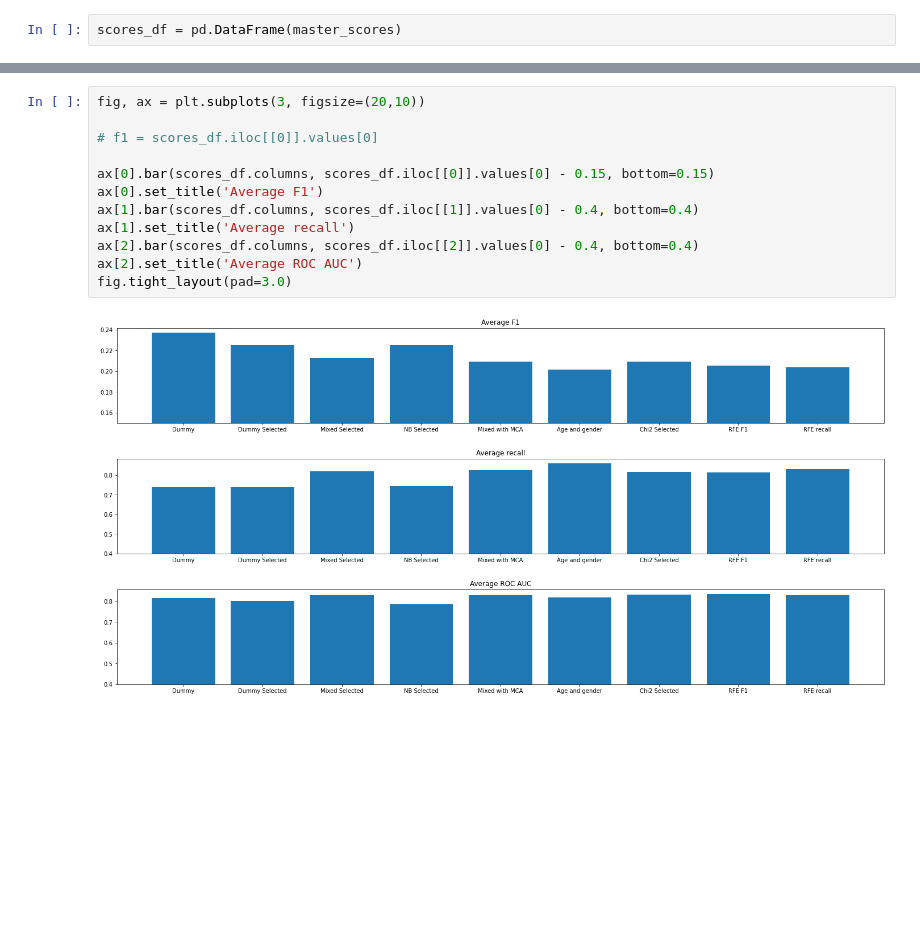
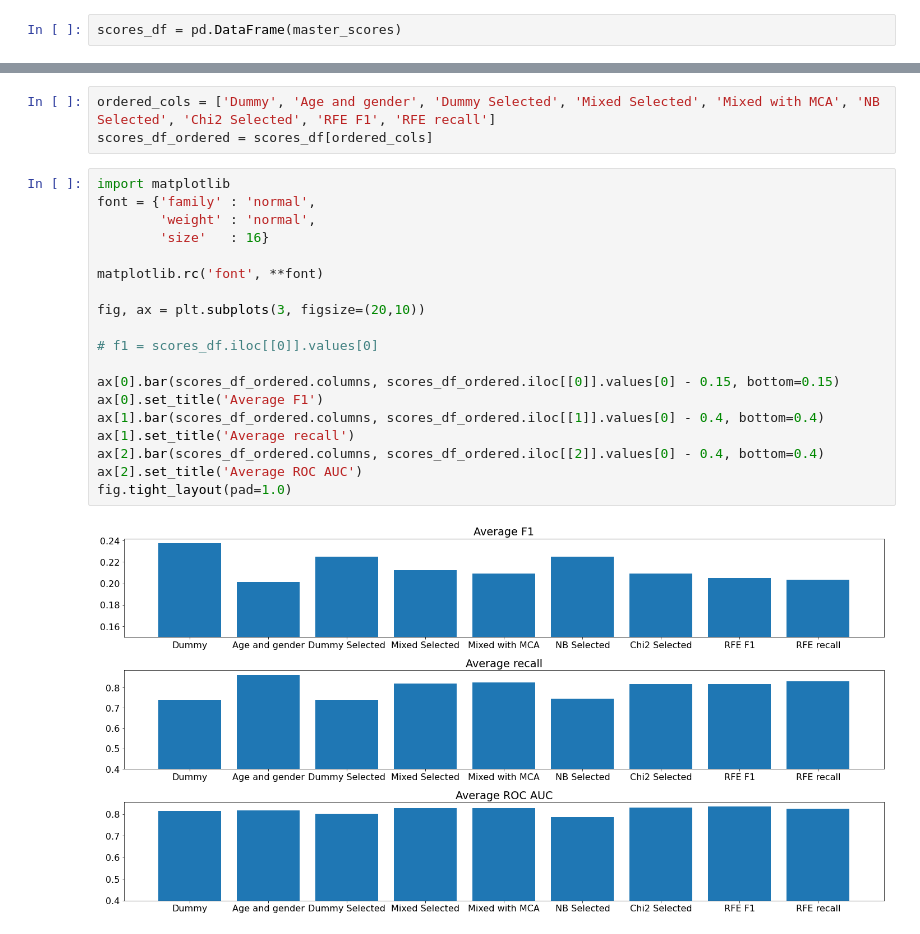
Before and after one commit to AaronNorwood/SIT307GroupAssignment2, a Jupyter notebook: Feature_Selection.ipynb, the cells around one changed output, grey strips where cells are left out. Cells and saved outputs as stored; diff of their text form; blank space fills up the shorter version.

```diff
--- a/SVM1.ipynb
+++ b/Feature_Selection.ipynb
@@ -541,14 +541,24 @@ scores_df
+# %%
+ordered_cols = ['Dummy', 'Age and gender', 'Dummy Selected', 'Mixed Selected', 'Mixed with MCA', 'NB Selected', 'Chi2 Selected', 'RFE F1', 'RFE recall']
+scores_df_ordered = scores_df[ordered_cols]
 # %%
+import matplotlib
+font = {'family' : 'normal',
+        'weight' : 'normal',
+        'size'   : 16}
+
+matplotlib.rc('font', **font)
+
 fig, ax = plt.subplots(3, figsize=(20,10))
 
 # f1 = scores_df.iloc[[0]].values[0]
 
-ax[0].bar(scores_df.columns, scores_df.iloc[[0]].values[0] - 0.15, bottom=0.15)
+ax[0].bar(scores_df_ordered.columns, scores_df_ordered.iloc[[0]].values[0] - 0.15, bottom=0.15)
 ax[0].set_title('Average F1')
-ax[1].bar(scores_df.columns, scores_df.iloc[[1]].values[0] - 0.4, bottom=0.4)
+ax[1].bar(scores_df_ordered.columns, scores_df_ordered.iloc[[1]].values[0] - 0.4, bottom=0.4)
 ax[1].set_title('Average recall')
-ax[2].bar(scores_df.columns, scores_df.iloc[[2]].values[0] - 0.4, bottom=0.4)
+ax[2].bar(scores_df_ordered.columns, scores_df_ordered.iloc[[2]].values[0] - 0.4, bottom=0.4)
 ax[2].set_title('Average ROC AUC')
-fig.tight_layout(pad=3.0)
+fig.tight_layout(pad=1.0)
 # %% [output]
-[figure, old version]
+[figure, new version]
```
Also changed, not shown: parts of 7 cells of this notebook, 2 other files.
